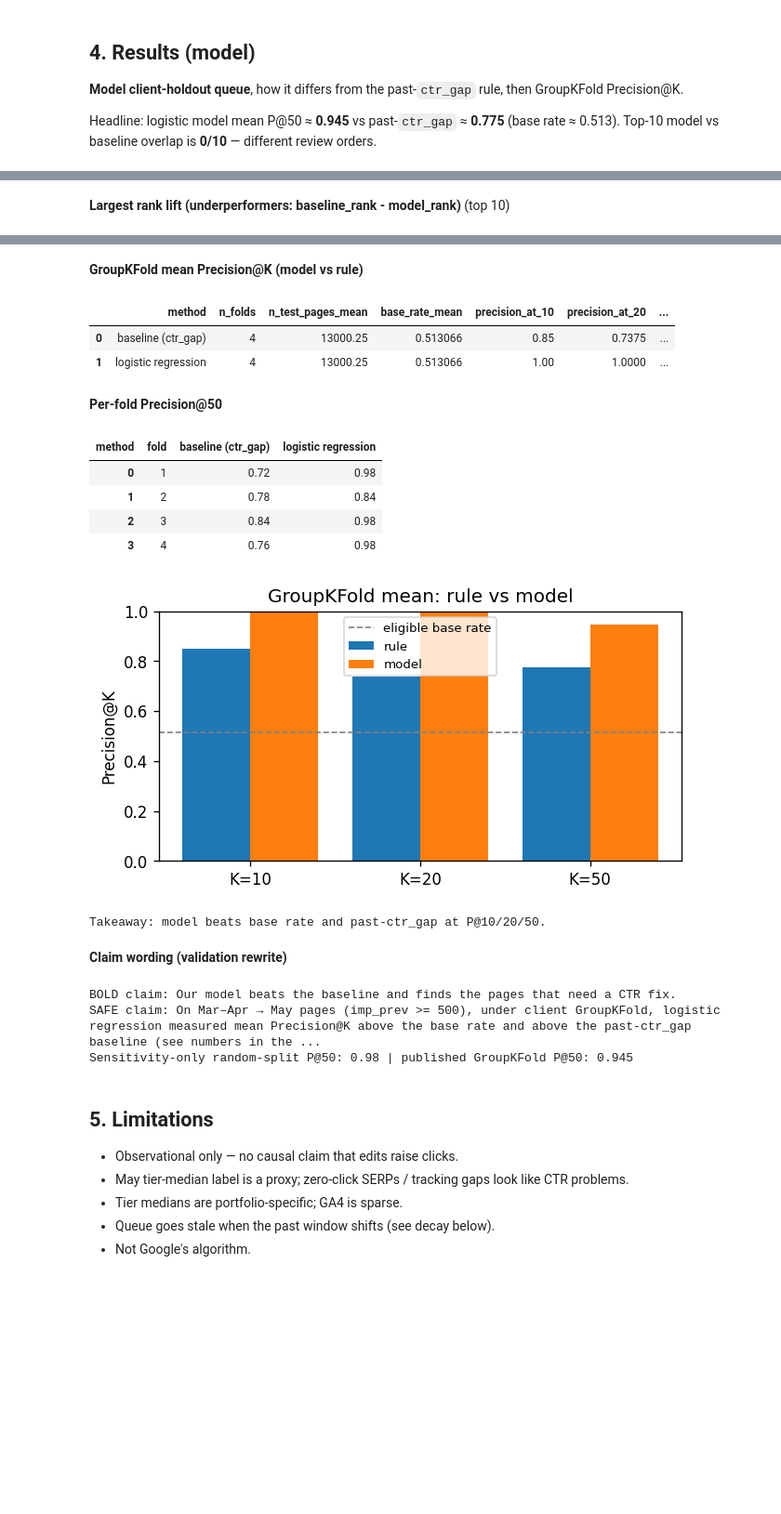
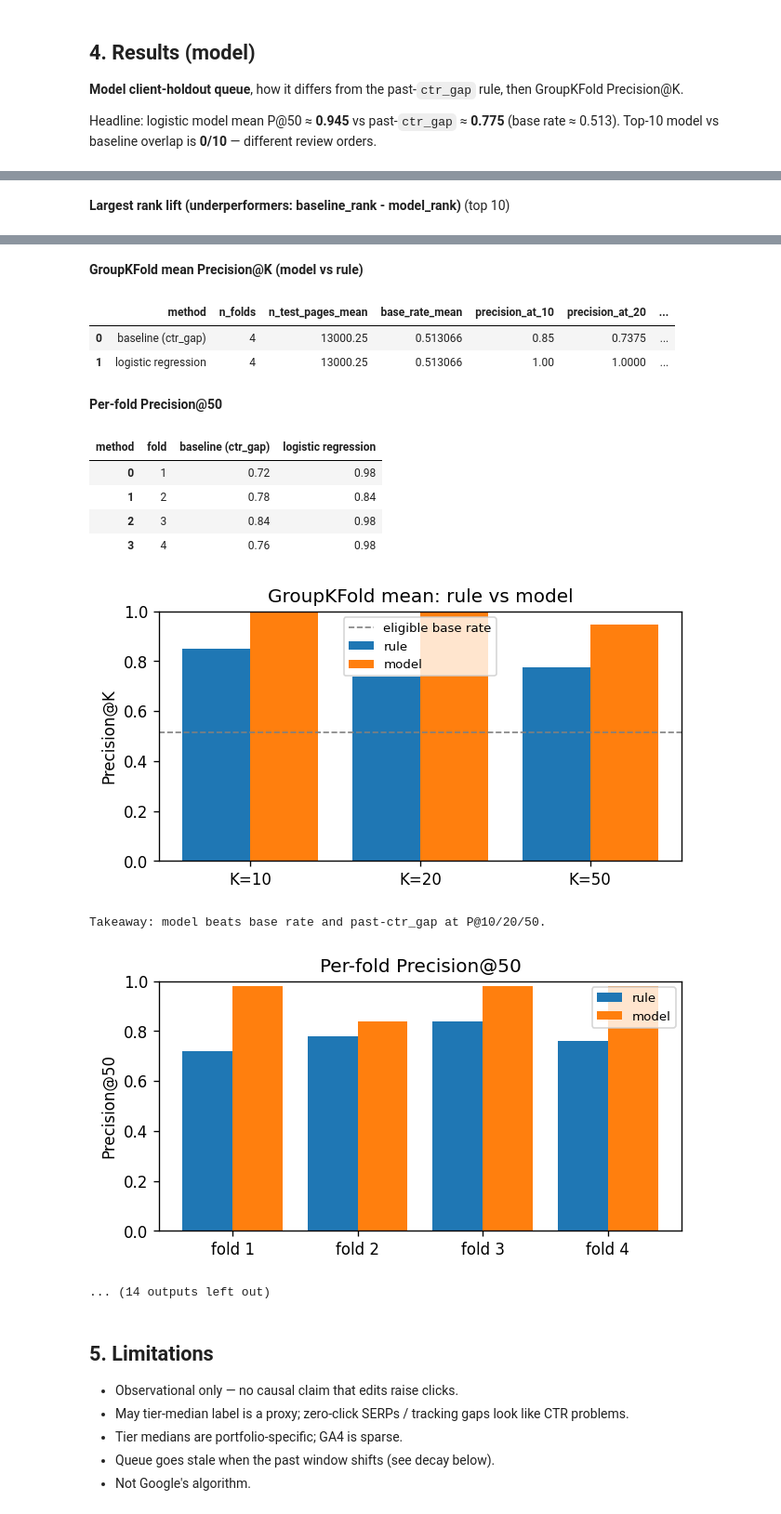
Before and after one commit to rimlazrek1/flyrank-internship, a Jupyter notebook: work/notebooks/capstone.ipynb, the cells around one changed output, grey strips where cells are left out. Shown at 93% size. Cells and saved outputs as stored; diff of their text form; code cells hidden in the pictures; blank space fills up the shorter version.

```diff
--- a/work/notebooks/capstone.ipynb
+++ b/work/notebooks/capstone.ipynb
@@ -249,6 +249,35 @@ show_fig(
     "w07_precision_at_k.png",
     "Takeaway: model beats base rate and past-ctr_gap at P@10/20/50.",
 )
+show_fig(
+    "w07_fold_precision_at_50.png",
+    "Takeaway: model P@50 stays above the rule in every client fold.",
+)
+show_fig(
+    "w07_fold_precision_at_k.png",
+    "Takeaway: the same ranking lift shows up at P@10, P@20, and P@50.",
+)
+show_fig(
+    "w07_fold_base_rate.png",
+    "Takeaway: fold base rates differ because GroupKFold holds out different clients.",
+)
+show_fig(
+    "w07_roc.png",
+    "Takeaway: ROC on client-holdout scores is the full ranking, not only the top 10/20/50.",
+)
+show_fig(
+    "w07_score_by_label.png",
+    "Takeaway: May underperformers tend to get higher client-holdout scores.",
+)
+display(Markdown(
+    "**How to read this.** The model wins Precision@K on the same rows and folds. "
+    "The rule is still the honest hand baseline. Dual ranks show high-stake underperformers "
+    "the past-ctr_gap rule often places much lower."
+))
+show_fig(
+    "w07_rank_scatter.png",
+    "Takeaway: points off the diagonal are pages the two queues would review in a different order.",
+)
 
 display(Markdown("**Claim wording (validation rewrite)**"))
 print("BOLD claim:", claims["bold_claim"])
@@ -270,37 +299,35 @@ print(
 | 5 | 6 | 5011 | content_8d7d99f109e19aa2 | 395145.0 | 0.169305 | top_3 | 0.968602 | ... |
 | 6 | 7 | 1187 | content_44f34c0a90047651 | 262739.0 | 0.014844 | page_1 | 0.961691 | ... |
 | 7 | 8 | 8724 | content_f43118e089ecc69a | 315167.0 | 0.118350 | page_1 | 0.957569 | ... |
 | 8 | 9 | 1028 | content_fec55986a1868d62 | 197800.0 | 0.000506 | page_1 | 0.954354 | ... |
 | 9 | 10 | 1088 | content_046fc480045b88f5 | 130115.0 | 0.009223 | page_1 | 0.953103 | ... |
 Top-10 overlap (model vs baseline): 0/10
 **Largest rank lift (underperformers: baseline_rank - model_rank)** (top 10)
 |  | model_rank | baseline_rank | rank_lift | content_hash_id | imp_prev | ctr_prev | position_tier | action | ... |
 | 0 | 1 | 48036 | 48035 | content_eadb33b5df496f4a | 1416482.0 | 0.924968 | top_3 | monitor | ... |
 | 1 | 4028 | 36844 | 32816 | content_f107e54b10b43725 | 409511.0 | 0.404629 | page_1 | monitor | ... |
 | 2 | 99 | 32122 | 32023 | content_963de14b1f58978f | 279925.0 | 0.324015 | page_1 | monitor | ... |
 | 3 | 1384 | 32551 | 31167 | content_7172a7fad43f0998 | 385776.0 | 0.330243 | page_1 | monitor | ... |
 | 4 | 2850 | 31772 | 28922 | content_00d4fdf6e48a2d38 | 270334.0 | 0.319235 | page_1 | monitor | ... |
 | 5 | 8049 | 35458 | 27409 | content_b556f0bd87d6fcca | 248125.0 | 0.377229 | page_1 | monitor | ... |
 | 6 | 267 | 26209 | 25942 | content_fd2117c2c6790e4b | 270725.0 | 0.252655 | page_1 | monitor | ... |
 | 7 | 34 | 25631 | 25597 | content_471d9cabce329a66 | 335156.0 | 0.246751 | page_1 | monitor | ... |
 | 8 | 2288 | 27821 | 25533 | content_519512944d7c341c | 229599.0 | 0.269600 | page_1 | monitor | ... |
 | 9 | 1221 | 26355 | 25134 | content_df47d1b976106de4 | 249894.0 | 0.110447 | page_3_5 | monitor | ... |
 **GroupKFold mean Precision@K (model vs rule)**
 |  | method | n_folds | n_test_pages_mean | base_rate_mean | precision_at_10 | precision_at_20 | ... |
 | 0 | baseline (ctr_gap) | 4 | 13000.25 | 0.513066 | 0.85 | 0.7375 | ... |
 | 1 | logistic regression | 4 | 13000.25 | 0.513066 | 1.00 | 1.0000 | ... |
 **Per-fold Precision@50**
 | method | fold | baseline (ctr_gap) | logistic regression |
 | 0 | 1 | 0.72 | 0.98 |
 | 1 | 2 | 0.78 | 0.84 |
 | 2 | 3 | 0.84 | 0.98 |
 | 3 | 4 | 0.76 | 0.98 |
 [figure]
 Takeaway: model beats base rate and past-ctr_gap at P@10/20/50.
-**Claim wording (validation rewrite)**
+[figure, added]
-BOLD claim: Our model beats the baseline and finds the pages that need a CTR fix.
-SAFE claim: On Mar–Apr → May pages (imp_prev >= 500), under client GroupKFold, logistic regression measured mean Precision@K above the base rate and above the past-ctr_gap baseline (see numbers in the ...
-Sensitivity-only random-split P@50: 0.98 | published GroupKFold P@50: 0.945
+... (14 outputs left out)
 # %% [markdown]
 ## 5. Limitations
 
```
Also changed, not shown: parts of 3 cells of this notebook, 23 other files.
